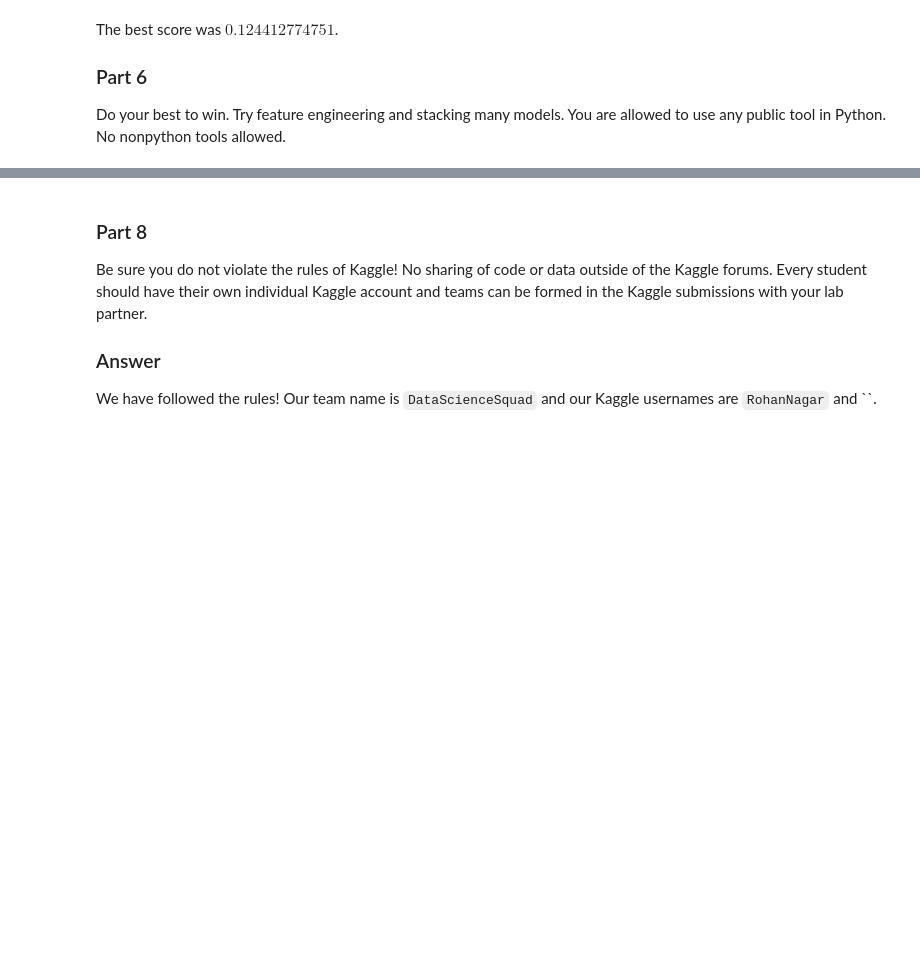
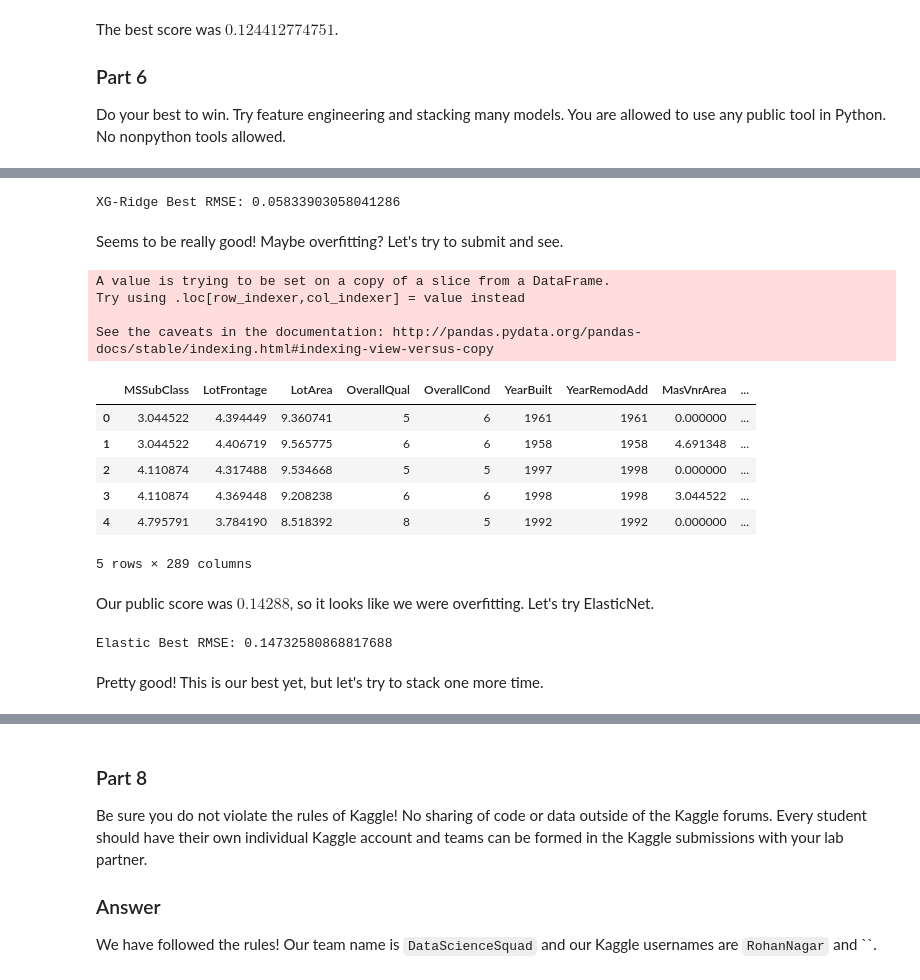
Before and after one commit to RohanNagar/datasciencelab-utaustin, a Jupyter notebook: lab5/lab5.ipynb, the cells around one changed output, grey strips where cells are left out. Cells and saved outputs as stored; diff of their text form; code cells hidden in the pictures; blank space fills up the shorter version.

```diff
--- a/lab5/lab5.ipynb
+++ b/lab5/lab5.ipynb
@@ -420,0 +467,8 @@ Do your best to win. Try feature engineering and stacking many models. You are a
+# %%
+xg = xgb.XGBRegressor(learning_rate=0.1, n_estimators=1000, max_depth=2)
+xg.fit(X_train, y)
+xg_preds = xg.predict(X_train)
+
+X_train_with_xg = X_train
+X_train_with_xg['xg_pred'] = xg_preds
+X_train_with_xg.head()
@@ -420,0 +487,27 @@ Do your best to win. Try feature engineering and stacking many models. You are a
+# %%
+model_xg_ridge = RidgeCV(alphas= [0.05, 0.1, 0.3, 1, 3, 5, 10, 15, 30, 50, 75]).fit(X_train_with_xg, y)
+
+ridge_score = -cross_val_score(model_xg_ridge, X_train_with_xg, y, scoring="mean_squared_error", cv = 5)
+print("XG-Ridge Best RMSE: {}".format(np.sqrt(ridge_score).mean()))
+# %% [output]
+XG-Ridge Best RMSE: 0.05833903058041286
+# %% [markdown]
+Seems to be really good! Maybe overfitting? Let's try to submit and see.
+# %%
+xg_test_preds = xg.predict(X_test)
+
+X_test_with_xg = X_test
+X_test_with_xg['xg_pred'] = xg_test_preds
+X_test_with_xg.head()
+# %% [output]
+A value is trying to be set on a copy of a slice from a DataFrame.
+Try using .loc[row_indexer,col_indexer] = value instead
+
+See the caveats in the documentation: http://pandas.pydata.org/pandas-docs/stable/indexing.html#indexing-view-versus-copy
+|  | MSSubClass | LotFrontage | LotArea | OverallQual | OverallCond | YearBuilt | YearRemodAdd | MasVnrArea | ... |
+| 0 | 3.044522 | 4.394449 | 9.360741 | 5 | 6 | 1961 | 1961 | 0.000000 | ... |
+| 1 | 3.044522 | 4.406719 | 9.565775 | 6 | 6 | 1958 | 1958 | 4.691348 | ... |
+| 2 | 4.110874 | 4.317488 | 9.534668 | 5 | 5 | 1997 | 1998 | 0.000000 | ... |
+| 3 | 4.110874 | 4.369448 | 9.208238 | 6 | 6 | 1998 | 1998 | 3.044522 | ... |
+| 4 | 4.795791 | 3.784190 | 8.518392 | 8 | 5 | 1992 | 1992 | 0.000000 | ... |
+5 rows × 289 columns
@@ -420,0 +519,12 @@ Do your best to win. Try feature engineering and stacking many models. You are a
+# %% [markdown]
+Our public score was $0.14288$, so it looks like we were overfitting. Let's try ElasticNet.
+# %%
+from sklearn.linear_model import ElasticNetCV
+
+elastic_model = ElasticNetCV(l1_ratio=[.1, .5, .7, .9, .95, .99, 1], alphas=[0.05, 0.1, 0.3, 1, 3, 5, 10, 15, 30, 50, 75]).fit(X_train, y)
+elastic_score = -cross_val_score(elastic_model, X_train, y, scoring="mean_squared_error", cv = 5)
+print("Elastic Best RMSE: {}".format(np.sqrt(elastic_score).mean()))
+# %% [output]
+Elastic Best RMSE: 0.14732580868817688
+# %% [markdown]
+Pretty good! This is our best yet, but let's try to stack one more time.
```
Also changed, not shown: parts of 21 cells of this notebook, 4 other files.
